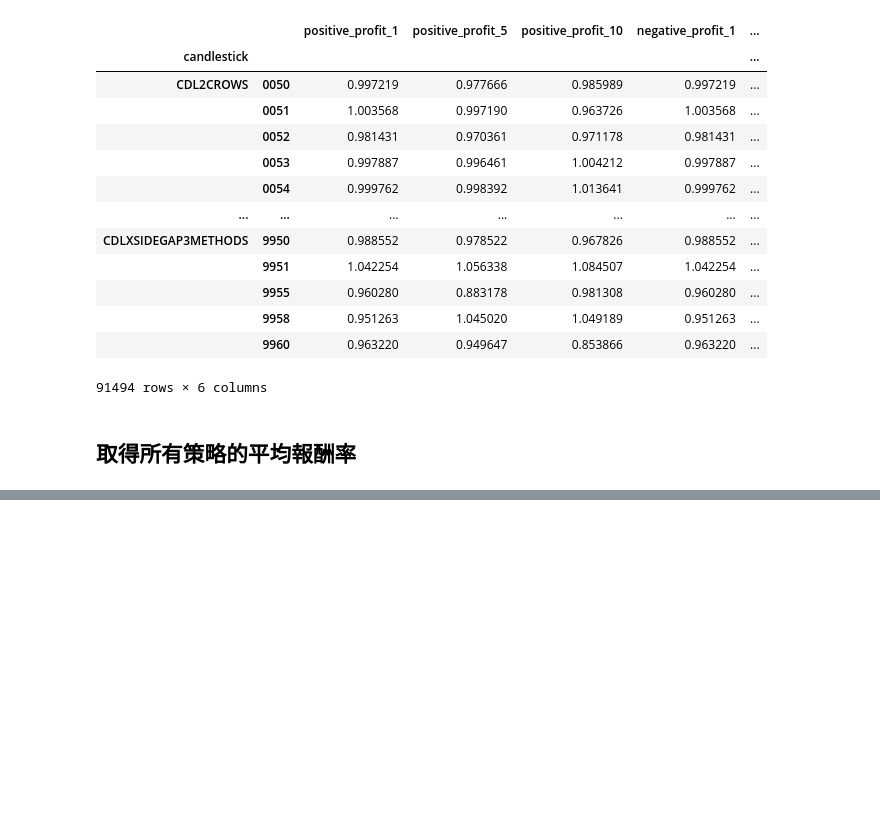
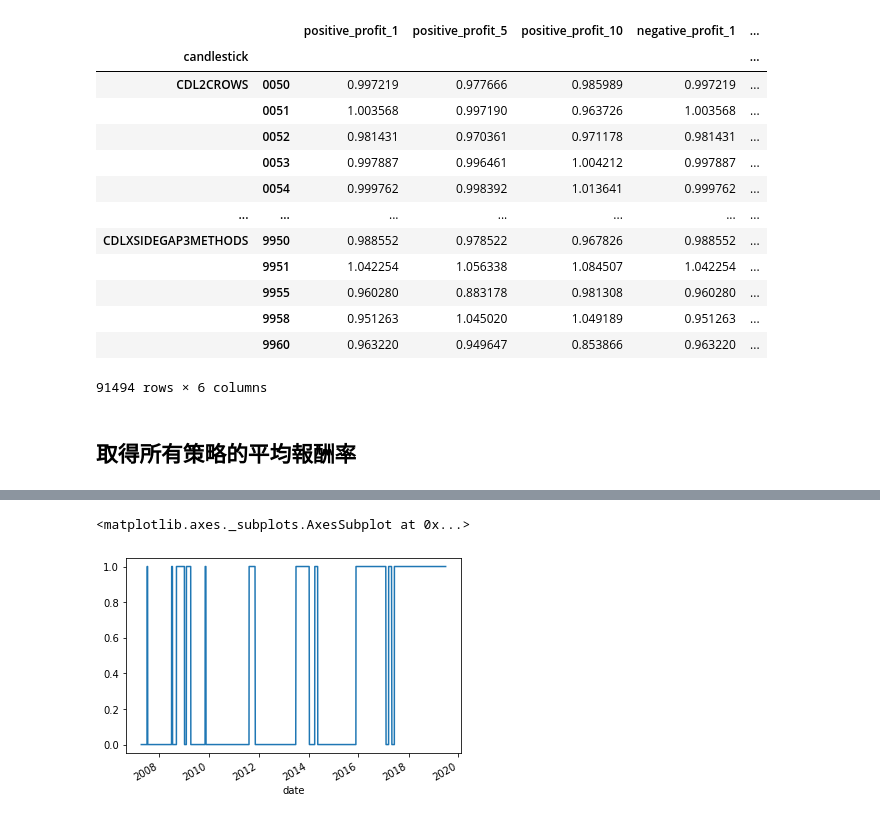
Before and after one commit to steny138/TWStockML, a Jupyter notebook: lyctwstock/candlestick.ipynb, the cells around one changed output, grey strips where cells are left out. Cells and saved outputs as stored; diff of their text form; code cells hidden in the pictures; blank space fills up the shorter version.

Commit message:
feat(candlestick): get profit in choosed candlestick strategy

```diff
--- a/lyctwstock/candlestick.ipynb
+++ b/lyctwstock/candlestick.ipynb
@@ -184,5 +156,5 @@ Length: 61, dtype: float64
 # %%
 # 取出要計算策略的candlestick
-pos_candlestick = pos_profit.head(10).index.to_list()
+pos_candlestick = pos_profit.head(40).index.to_list()
 
 neg_candlestick = neg_profit.head(10).index.to_list()
@@ -235,7 +160,0 @@ strategies_[fname] = {
-# %%
-open_adj = data.get_adj('開盤價')
-ret = open_adj.shift(-1)[stock_id] - open_adj[stock_id]
-
-cret_total = ret.cumsum()
-
-cret_total.plot()
@@ -282,0 +161,35 @@ dfy
+# %%
+# 計算持有時間
+
+# set(pos_candlestick + neg_candlestick)
+choosen_candlesticks = set(pos_candlestick + neg_candlestick)
+
+hold = pd.DataFrame(np.nan, index=open_adj.index, columns=choosen_candlesticks)
+
+for candlestick, signal in signals.items():
+    if not candlestick in choosen_candlesticks:
+        continue
+
+    sig = signals[candlestick]['negative']
+    sig.index.names = ['stock_id', sig.index.names[1]]
+    sig = sig.loc[[stock_id], :].droplevel(level=0)
+    hold.loc[sig.index, [candlestick]] = hold.loc[sig.index, [candlestick]].add(-1, fill_value = 0)
+#     print(hold.loc[sig.index, [candlestick]])
+
+    sig = signals[candlestick]['positive']
+    sig.index.names = ['stock_id', sig.index.names[1]]
+    sig = sig.loc[[stock_id], :].droplevel(level=0)
+    hold.loc[sig.index, [candlestick]] = hold.loc[sig.index, [candlestick]].add(1, fill_value = 0)
+#     print(hold.loc[sig.index, [candlestick]])
+
+hold = hold.ffill()
+hold = hold.fillna(0)
+hold_ = hold.sum(axis=1)
+hold_ = hold_.shift()
+hold_[hold_ >0] =1
+hold_[hold_ <0] =0
+
+hold_.plot()
+# %% [output]
+<matplotlib.axes._subplots.AxesSubplot at 0x...>
+[figure, added]
```
Also changed, not shown: parts of 14 cells of this notebook.
